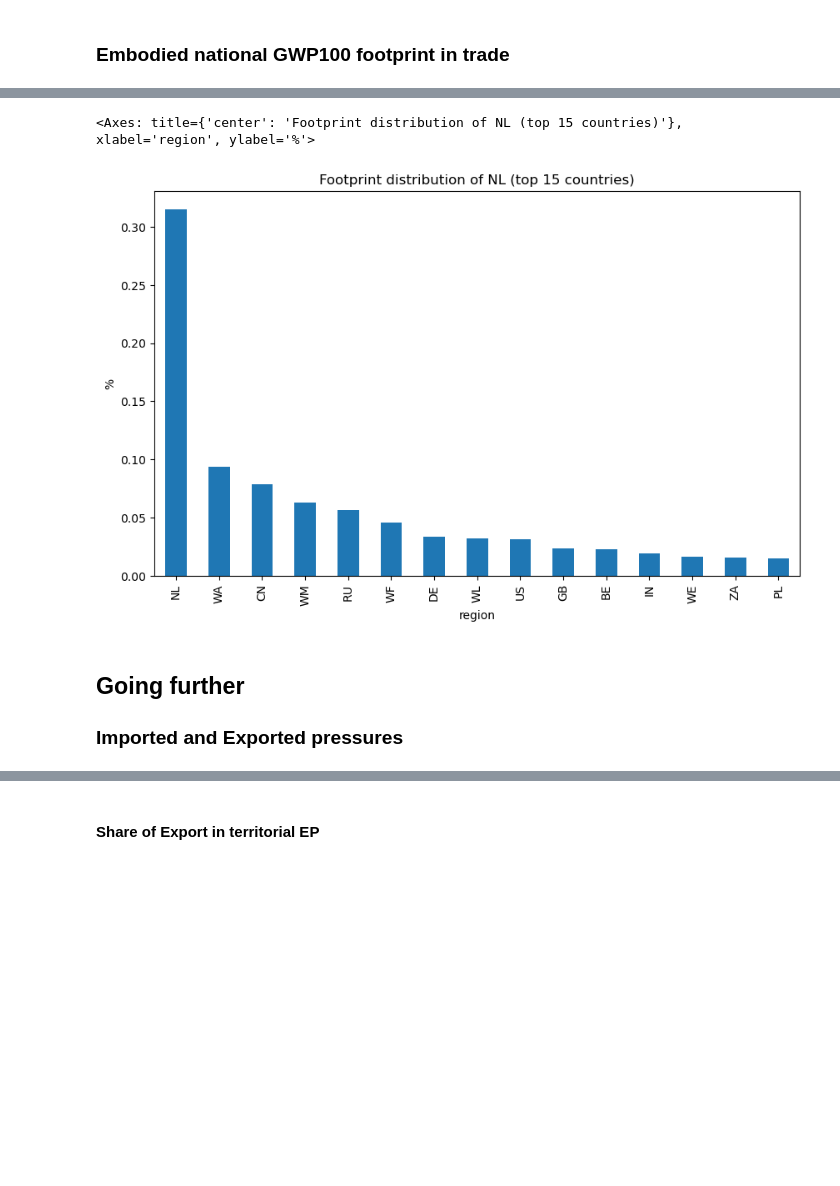
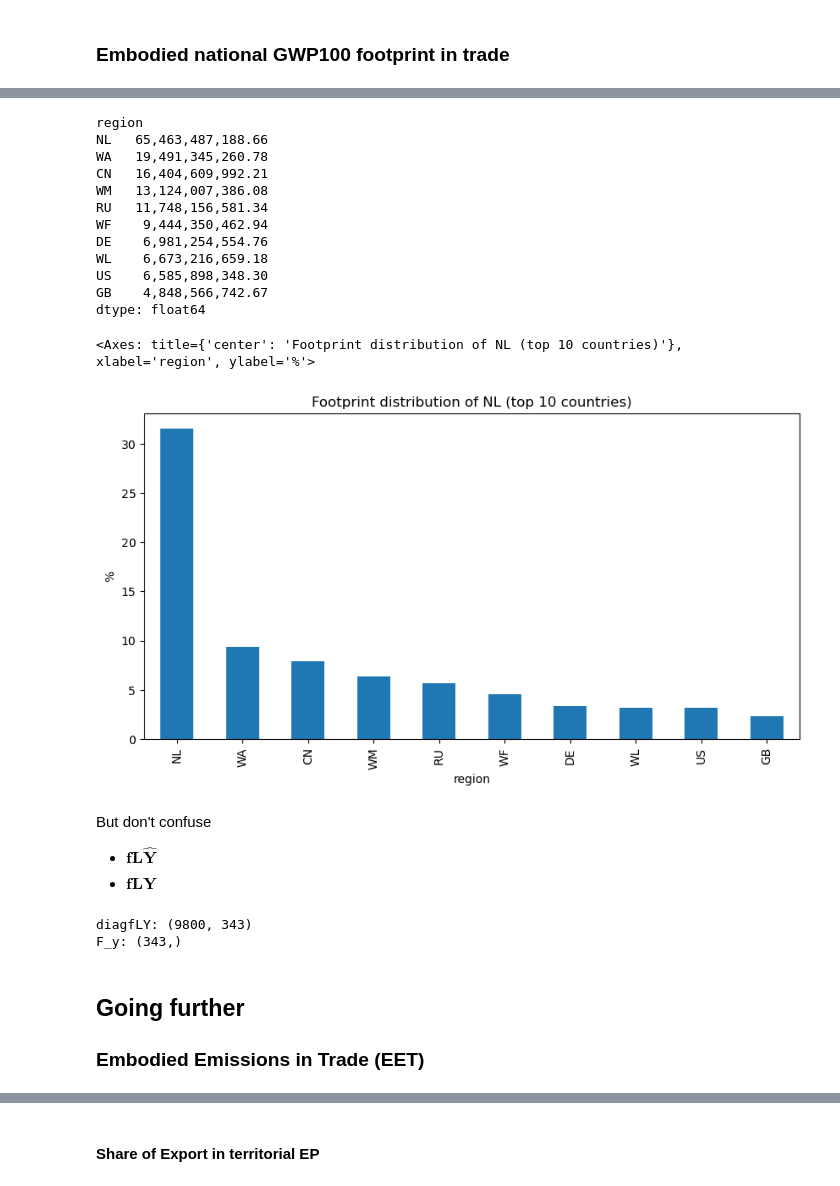
Before and after one commit to adrien-perello/EEIOA, a Jupyter notebook: scripts/05_exiobase_introduction.ipynb, the cells around one changed output, grey strips where cells are left out. Saved outputs shown, nothing was run; the diff lists cells and outputs as text; code cells hidden in the pictures; blank space fills up the shorter version.

```diff
--- a/scripts/05_exiobase_introduction.ipynb
+++ b/scripts/05_exiobase_introduction.ipynb
@@ -309,0 +304,7 @@ dtype: float64
+# %%
+# np.diag(f_gwp100) @ L @ Y  = f_gwp100 * (L @ Y).T   --> see Practical 4
+diagfLY_gwp100 = f_gwp100 * LY.T  # ! the right side of * needs to be transposed if it contains multiple columns
+diagfLY_gwp100 = diagfLY_gwp100.T  # retranspose to conserve original layout
+
+# Uncomment to display
+diagfLY_gwp100
@@ -309,0 +327,4 @@ dtype: float64
+# %%
+# keep the country (column, level 0), and sum accross final consumption categories (columns level 1)
+result = diagfLY_gwp100.loc[:, country].sum(axis=1)  # example for 1 country
+result
@@ -309,0 +345,4 @@ dtype: float64
+# %%
+# we can further aggregate by regions of import
+result = result.groupby(["region"], axis=0).sum()
+result
@@ -310,18 +367,31 @@ dtype: float64
+# %%
+# and if we want to show top n countries, we have to sort first
+n = 10
+result_top_n = result.nlargest(n)
+result_top_n
+# %% [output]
+region
+NL   65,463,487,188.66
+WA   19,491,345,260.78
+CN   16,404,609,992.21
+WM   13,124,007,386.08
+RU   11,748,156,581.34
+WF    9,444,350,462.94
+DE    6,981,254,554.76
+WL    6,673,216,659.18
+US    6,585,898,348.30
+GB    4,848,566,742.67
+dtype: float64
 # %%
 # Plot results in percentage
 # ! normalized we only include CBA emissions (and not F_y)
-e_cba_gwp100_1country = F_gwp100_agg_1country - F_y_gwp100
-
-(F_gwp100_agg_per_region_1country[:n]/e_cba_gwp100_1country).plot(
-    figsize = (10,6),
+(100 * result_top_n / result.sum(axis=0)).plot(
+    figsize = (10,5),
     kind = 'bar',
     ylabel = "%",
     # ylabel = F_unit.loc[GWP100].values, #
     title = f"Footprint distribution of {country} (top {n} countries)",
 )
 # %% [output]
-<Axes: title={'center': 'Footprint distribution of NL (top 15 countries)'}, xlabel='region', ylabel='%'>
+<Axes: title={'center': 'Footprint distribution of NL (top 10 countries)'}, xlabel='region', ylabel='%'>
-[figure, old version]
+[figure, new version]
-# %% [markdown]
-## Going further
-### Imported and Exported pressures
@@ -342,0 +398,20 @@ imports = F_gwp100_agg_region_per_region.sum(axis=0)
+# %% [markdown]
+But don't confuse
+- $\mathbf{fL\hat{Y}}$
+- $\mathbf{fLY}$
+# %%
+# This is correct
+fLY_gwp100 + F_y_gwp100
+
+# ! this is NOT correct, even though it will NOT throw an error
+diagfLY_gwp100 + F_y_gwp100  # this will add F_y to each row of diagfLY
+
+# Reminder
+print(f"diagfLY: {diagfLY_gwp100.shape}")
+print(f"F_y: {F_y_gwp100.shape}")
+# %% [output]
+diagfLY: (9800, 343)
+F_y: (343,)
+# %% [markdown]
+## Going further
+### Embodied Emissions in Trade (EET)
```
Also changed, not shown: parts of 37 cells of this notebook, 2 other files.
